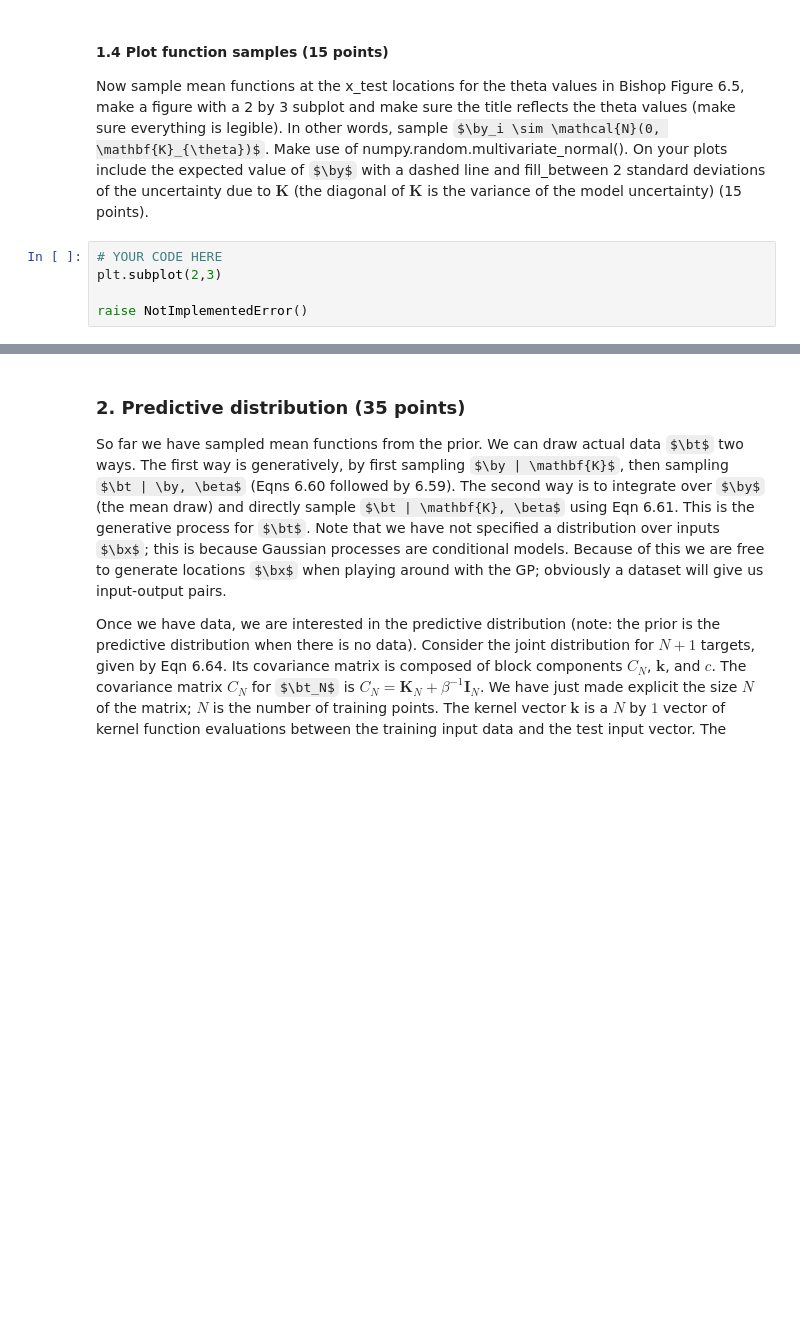
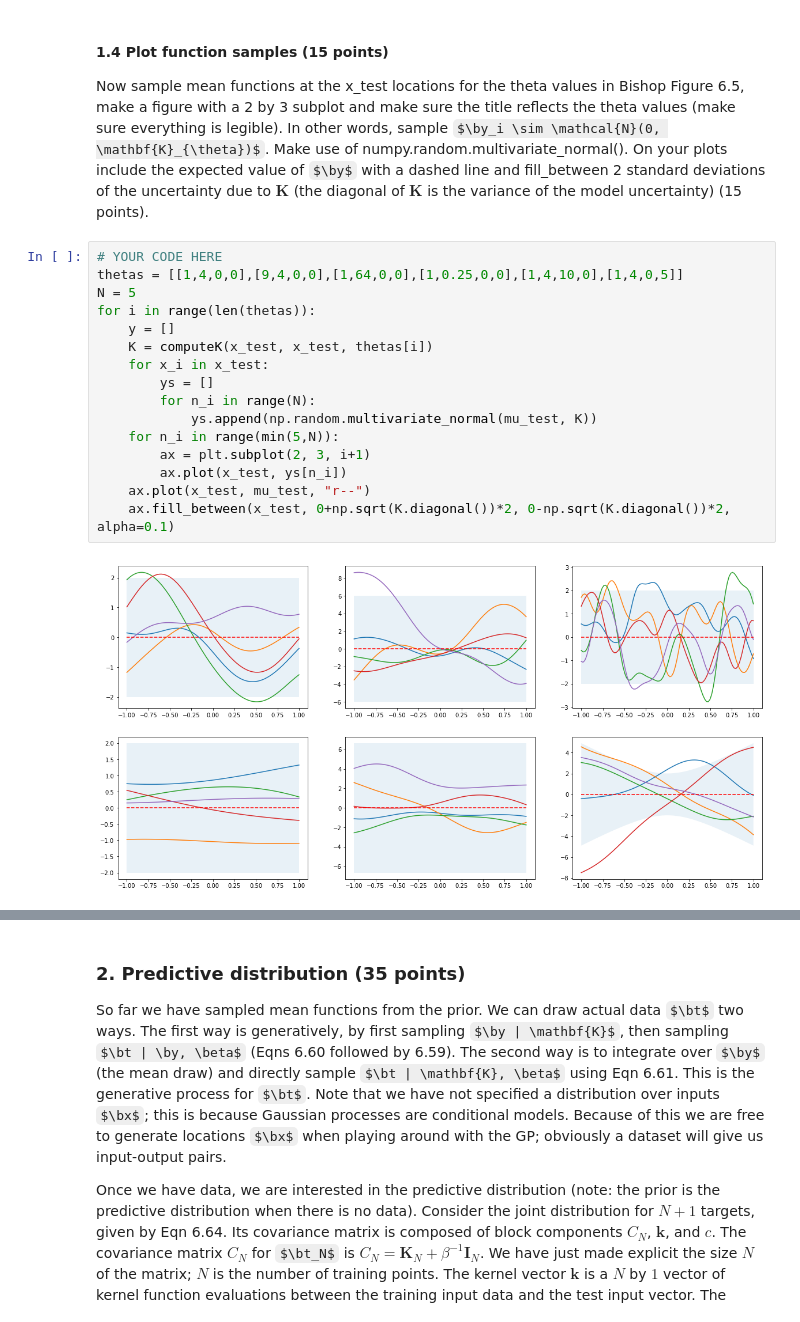
Before and after one commit to sheridavandenbent/ml1_labs, a Jupyter notebook: 10428461_12278327_lab3.ipynb, the cells around one changed output, grey strips where cells are left out. Drawn from its saved outputs; the diff is of its cells as text; some formulas as TeX source; blank space fills up the shorter version.

```diff
--- a/10428461_12278327_lab3.ipynb
+++ b/10428461_12278327_lab3.ipynb
@@ -189,8 +189,21 @@ assert K.shape == (len(x1), len(x2)), "the shape of K is incorrect"
 # %% [markdown]
 #### 1.4 Plot function samples (15 points)
 Now sample mean functions at the x_test locations for the theta values in Bishop Figure 6.5, make a figure with a 2 by 3 subplot and make sure the title reflects the theta values (make sure everything is legible).  In other words, sample $\by_i \sim \mathcal{N}(0, \mathbf{K}_{\theta})$.  Make use of numpy.random.multivariate_normal().  On your plots include the expected value of $\by$ with a dashed line and fill_between 2 standard deviations of the uncertainty due to $\mathbf{K}$ (the diagonal of $\mathbf{K}$ is the variance of the model uncertainty) (15 points).
-# %%
-# YOUR CODE HERE
-plt.subplot(2,3)
-
-raise NotImplementedError()
+# %%
+# YOUR CODE HERE
+thetas = [[1,4,0,0],[9,4,0,0],[1,64,0,0],[1,0.25,0,0],[1,4,10,0],[1,4,0,5]]
+N = 5
+for i in range(len(thetas)):
+    y = []
+    K = computeK(x_test, x_test, thetas[i])
+    for x_i in x_test:
+        ys = []
+        for n_i in range(N):
+            ys.append(np.random.multivariate_normal(mu_test, K))
+    for n_i in range(min(5,N)):
+        ax = plt.subplot(2, 3, i+1)
+        ax.plot(x_test, ys[n_i])
+    ax.plot(x_test, mu_test, "r--")
+    ax.fill_between(x_test, 0+np.sqrt(K.diagonal())*2, 0-np.sqrt(K.diagonal())*2, alpha=0.1)
+# %% [output]
+[figure, added]
```
Also changed, not shown: parts of 2 cells of this notebook.
